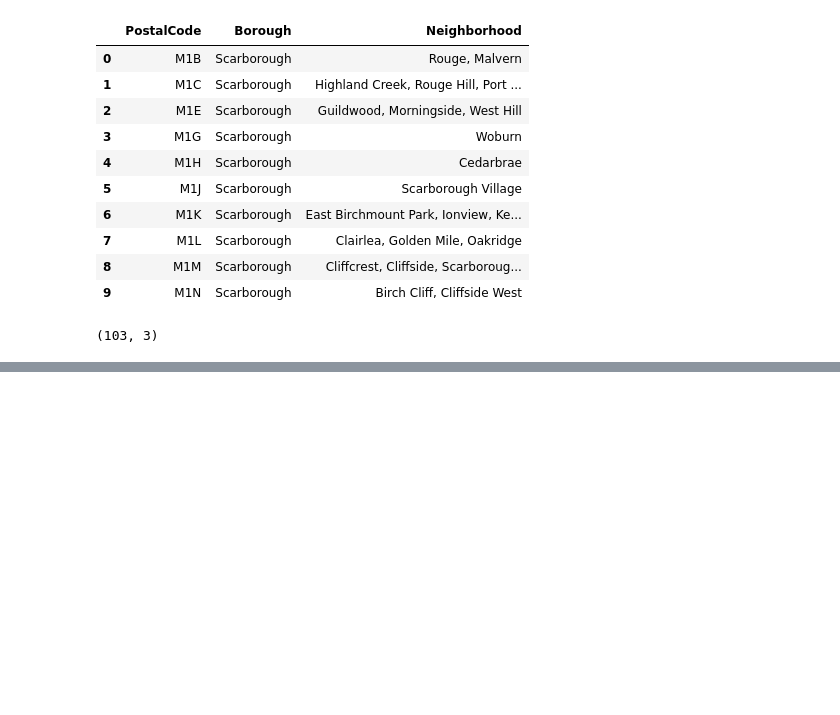
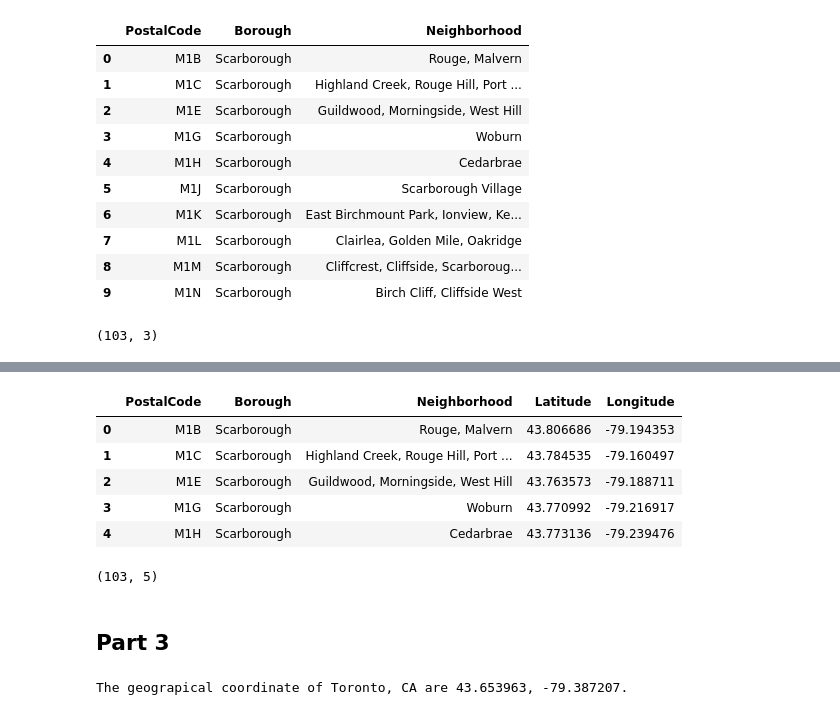
Before and after one commit to Lechuck666/Coursera_Capstone, a Jupyter notebook: Segmenting and clustering.ipynb, the cells around one changed output, grey strips where cells are left out. Cells and saved outputs as stored; diff of their text form; code cells hidden in the pictures; blank space fills up the shorter version.

```diff
--- a/Segmenting and clustering.ipynb
+++ b/Segmenting and clustering.ipynb
@@ -93,0 +116,2 @@ df.shape
+# %%
+geo = pd.read_csv('geodata.csv')
@@ -93,0 +136,21 @@ df.shape
+# %%
+# we merge both databases
+df2 = pd.merge(df,geo, left_index=True, right_index=True)
+# %%
+#We drop the duplicated column
+df2.drop(columns=['Postal Code'], inplace=True)
+# %%
+df2.head()
+# %% [output]
+|  | PostalCode | Borough | Neighborhood | Latitude | Longitude |
+| 0 | M1B | Scarborough | Rouge, Malvern | 43.806686 | -79.194353 |
+| 1 | M1C | Scarborough | Highland Creek, Rouge Hill, Port ... | 43.784535 | -79.160497 |
+| 2 | M1E | Scarborough | Guildwood, Morningside, West Hill | 43.763573 | -79.188711 |
+| 3 | M1G | Scarborough | Woburn | 43.770992 | -79.216917 |
+| 4 | M1H | Scarborough | Cedarbrae | 43.773136 | -79.239476 |
+# %%
+df2.shape
+# %% [output]
+(103, 5)
+# %% [markdown]
+## Part 3
@@ -93,0 +165,12 @@ df.shape
+# %%
+#using the code we learn in the NYC Neighborhood class.
+
+address = 'Toronto, CA'
+
+geolocator = Nominatim(user_agent="Not")
+location = geolocator.geocode(address)
+latitude = location.latitude
+longitude = location.longitude
+print('The geograpical coordinate of Toronto, CA are {}, {}.'.format(latitude, longitude))
+# %% [output]
+The geograpical coordinate of Toronto, CA are 43.653963, -79.387207.
```
Also changed, not shown: parts of 13 cells of this notebook.
